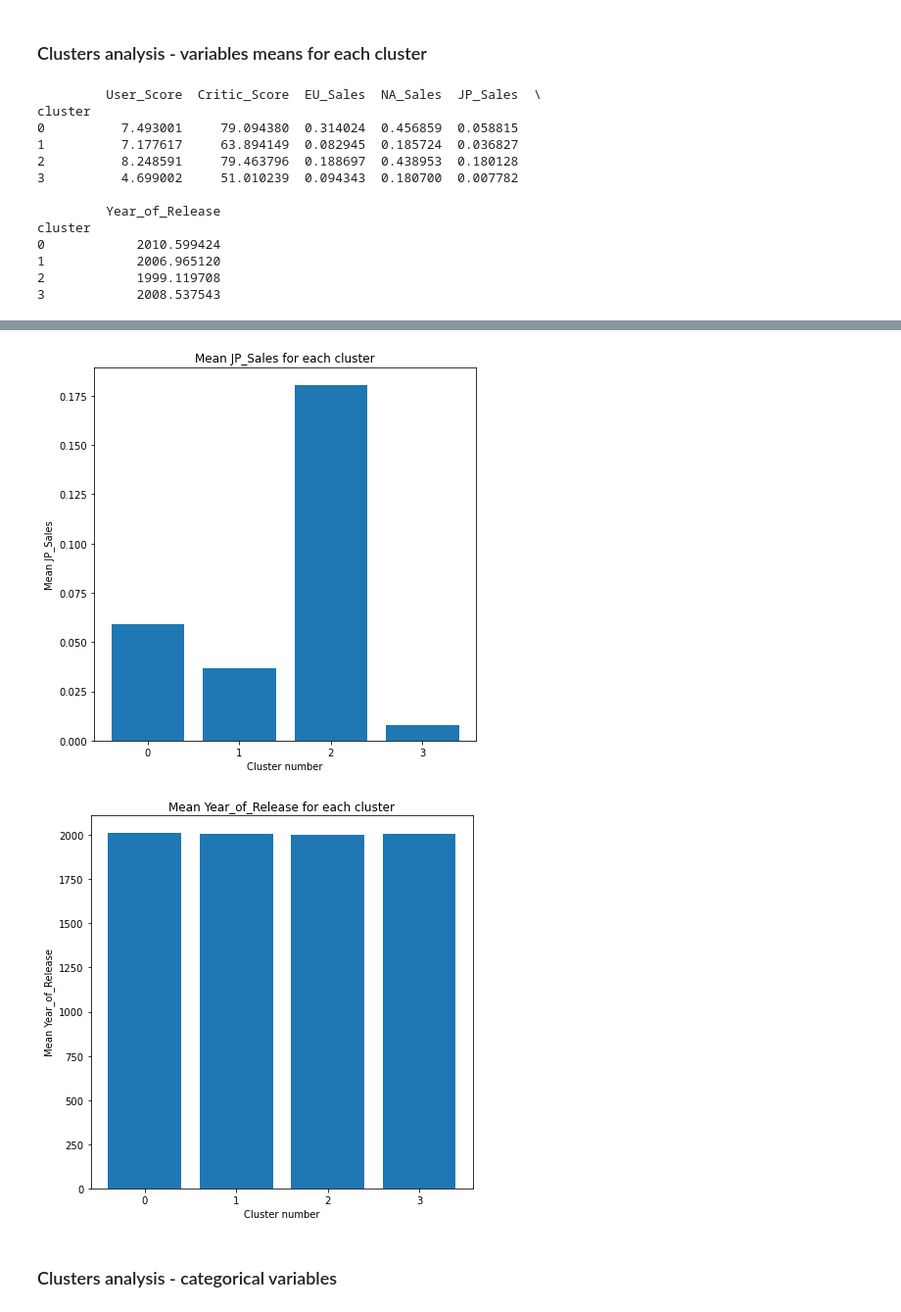
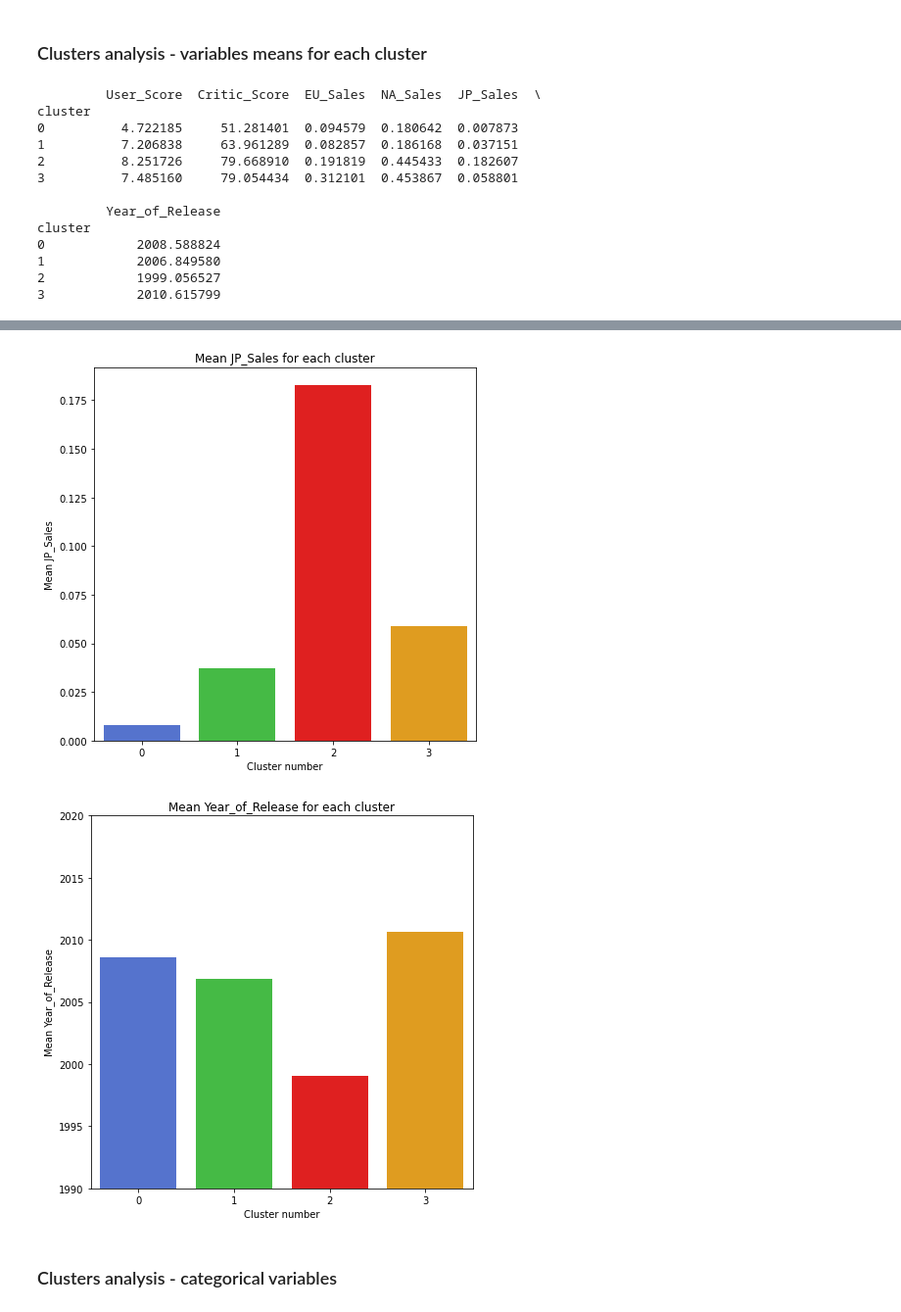
Before and after one commit to Loniowsky/Data-Mining-Project, a Jupyter notebook: notebooks/whole_dataset_4_clusters.ipynb, the cells around one changed output, grey strips where cells are left out. Shown at 98% size. Drawn from its saved outputs; the diff is of its cells as text; code cells hidden in the pictures.

```diff
--- a/notebooks/whole_dataset_4_clusters.ipynb
+++ b/notebooks/whole_dataset_4_clusters.ipynb
@@ -72,0 +61,15 @@ plot_2d_data_with_clusters(clustered_data, ("User_Score", "Critic_Score"))
+# %%
+palette = ["royalblue", "limegreen", "red", "orange"]
+sns.pairplot(data=clustered_data, hue="cluster", markers=['x', 'x', 'x', 'x'], palette=palette)
+
+sns.scatterplot(data=clustered_data, x="Critic_Score", y="JP_Sales", hue="cluster", palette=palette, marker='x')
+plt.show()
+
+sns.scatterplot(data=clustered_data, x="Critic_Score", y="NA_Sales", hue="cluster", palette=palette, marker='x')
+plt.show()
+
+sns.scatterplot(data=clustered_data, x="Critic_Score", y="EU_Sales", hue="cluster", palette=palette, marker='x')
+plt.show()
+
+sns.scatterplot(data=clustered_data, x="User_Score", y="Critic_Score", hue="cluster", palette=palette, marker='x')
+plt.show()
@@ -106,23 +115,23 @@ sns.displot(clustered_data, bins=years, x="Year_of_Release", col="cluster", mult
 data_means_grouped_by_clusters = clustered_data.groupby("cluster").mean()
 print(data_means_grouped_by_clusters)
 
-plot_means_in_clusters_for_given_column(clustered_data, data_means_grouped_by_clusters, "Critic_Score")
-plot_means_in_clusters_for_given_column(clustered_data, data_means_grouped_by_clusters, "User_Score")
-plot_means_in_clusters_for_given_column(clustered_data, data_means_grouped_by_clusters, "NA_Sales")
-plot_means_in_clusters_for_given_column(clustered_data, data_means_grouped_by_clusters, "EU_Sales")
-plot_means_in_clusters_for_given_column(clustered_data, data_means_grouped_by_clusters, "JP_Sales")
-plot_means_in_clusters_for_given_column(clustered_data, data_means_grouped_by_clusters, "Year_of_Release")
+plot_means_in_clusters_for_given_column(clustered_data, "Critic_Score", colors=palette)
+plot_means_in_clusters_for_given_column(clustered_data, "User_Score", colors=palette)
+plot_means_in_clusters_for_given_column(clustered_data, "NA_Sales", colors=palette)
+plot_means_in_clusters_for_given_column(clustered_data, "EU_Sales", colors=palette)
+plot_means_in_clusters_for_given_column(clustered_data, "JP_Sales", colors=palette)
+plot_means_in_clusters_for_given_column(clustered_data, "Year_of_Release", y_range=(1990, 2020), colors=palette)
 # %% [output]
          User_Score  Critic_Score  EU_Sales  NA_Sales  JP_Sales  \
 cluster
-0          7.493001     79.094380  0.314024  0.456859  0.058815
-1          7.177617     63.894149  0.082945  0.185724  0.036827
-2          8.248591     79.463796  0.188697  0.438953  0.180128
-3          4.699002     51.010239  0.094343  0.180700  0.007782
+0          4.722185     51.281401  0.094579  0.180642  0.007873
+1          7.206838     63.961289  0.082857  0.186168  0.037151
+2          8.251726     79.668910  0.191819  0.445433  0.182607
+3          7.485160     79.054434  0.312101  0.453867  0.058801
 
          Year_of_Release
 cluster
-0            2010.599424
-1            2006.965120
-2            1999.119708
-3            2008.537543
+0            2008.588824
+1            2006.849580
+2            1999.056527
+3            2010.615799
@@ -133,5 +142,5 @@ cluster
-[figure, old version]
+[figure, new version]
-[figure, old version]
+[figure, new version]
 # %% [markdown]
 ### Clusters analysis - categorical variables
 # %%
```
Also changed, not shown: parts of 6 cells of this notebook, 4 other files.
